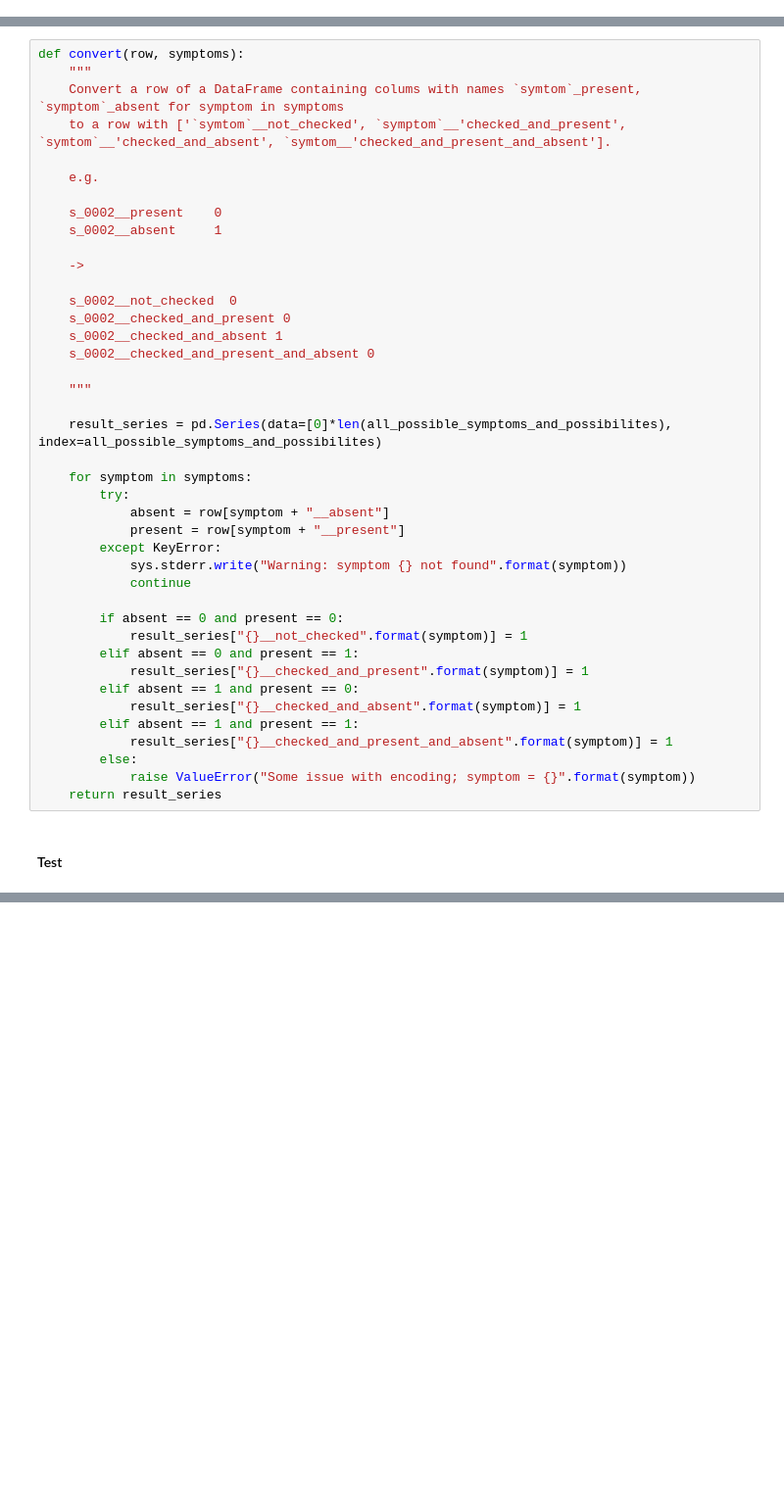
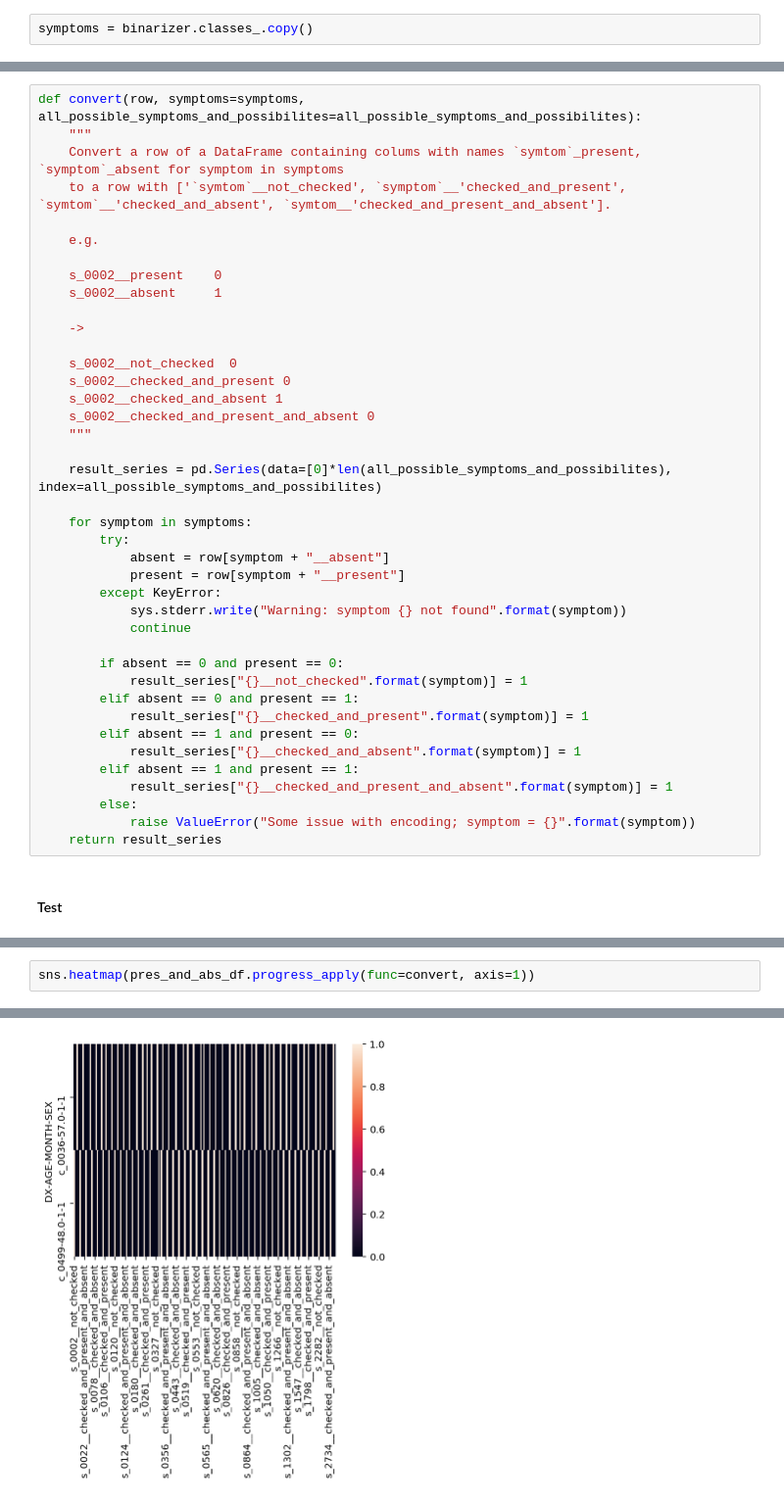
Before and after one commit to GYANTINC/ehr_dx, a Jupyter notebook: notebooks/Format.ipynb, the cells around one changed output, grey strips where cells are left out. Shown: that part at 98% size. Drawn from its saved outputs; the diff is of its cells as text; blank space fills up the shorter version.

```diff
--- a/notebooks/Format.ipynb
+++ b/notebooks/Format.ipynb
@@ -271,6 +272,8 @@ smpl
 # %%
 binarizer = sklearn.preprocessing.MultiLabelBinarizer()
 binarizer = binarizer.fit(smpl.Absent + smpl.Present) # fit on both present and absent classes
+# %%
+symptoms = binarizer.classes_.copy()
 # %%
 absent_df = pd.DataFrame(binarizer.transform(smpl.Absent), columns=binarizer.classes_, index=smpl.index)
 # %%
@@ -320,7 +323,7 @@ TqdmDeprecationWarning: Please use `tqdm.pandas(...)` instead of `tqdm_pandas(tq
 |1  | 0 | `checked_and_absent` |
 | 1 | 1 | `checked_and_present_and_absent`|
 # %%
-def convert(row, symptoms):
+def convert(row, symptoms=symptoms, all_possible_symptoms_and_possibilites=all_possible_symptoms_and_possibilites):
     """
     Convert a row of a DataFrame containing colums with names `symtom`_present, `symptom`_absent for symptom in symptoms
     to a row with ['`symtom`__not_checked', `symptom`__'checked_and_present', `symtom`__'checked_and_absent', `symtom__'checked_and_present_and_absent'].
@@ -336,7 +339,6 @@ def convert(row, symptoms):
     s_0002__checked_and_present 0
     s_0002__checked_and_absent 1
     s_0002__checked_and_present_and_absent 0
-
     """
 
     result_series = pd.Series(data=[0]*len(all_possible_symptoms_and_possibilites), index=all_possible_symptoms_and_possibilites)
@@ -397,0 +396,3 @@ dtype: int64
+# %%
+sns.heatmap(pres_and_abs_df.progress_apply(func=convert, axis=1))
+# %% [output]
@@ -397,0 +401 @@ dtype: int64
+[figure, added]
```
Also changed, not shown: parts of 16 cells of this notebook.
